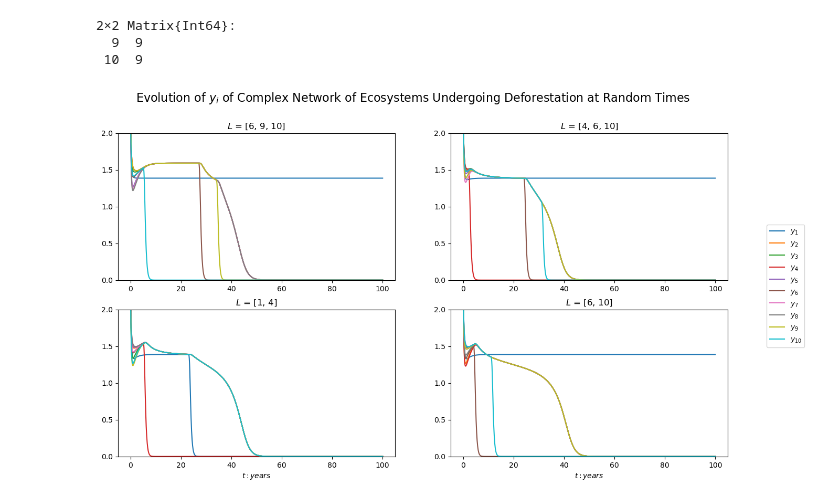
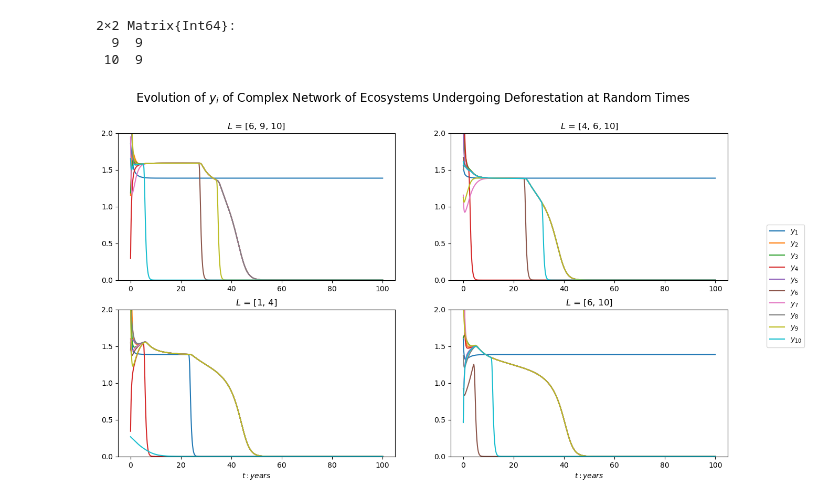
Before and after one commit to marcelvdla/CSSim, a Jupyter notebook: notebooks/jl_fig9.ipynb, the cells around one changed output. Drawn from its saved outputs; the diff is of its cells as text; code cells hidden in the pictures.

Commit message:
julia sims indicate something wrong model

```diff
--- a/notebooks/jl_fig9.ipynb
+++ b/notebooks/jl_fig9.ipynb
@@ -1,6 +1,7 @@
 # %%
 # Reproduce figure 9 from Cantin2020: perturb network through deforestation
 # TODO: could make this a broken axis to highlight difference in
+# This figure is apparently wrong...
 using Distributions
 using Random
 using PyPlot
@@ -23,7 +24,7 @@ n = 10
 T = 100
 D = 900
 #tstar = 15
-close_to_zero_atol = 1e-3
+close_to_zero_atol = 1e-5
 params_container = [
     Dict{Symbol,Any}(
         :ρ  => 4.2,
@@ -73,9 +74,10 @@ dead_systems = Matrix{Int}(undef, nrows, ncols)
             params = params_container[flat_ix]
 
             # Generate initial conditions
-            #u0 = 4*rand(MersenneTwister((i*nrows)+j), params[:n], n_states)
-            u0 = y_density*ones(params[:n], n_states)
-            u0[:, x_ix] .= 2*rand(MersenneTwister((i*nrows)+j), params[:n])
+            u0 = 4*rand(MersenneTwister((i*nrows)+j), params[:n], n_states)
+            #u0 = y_density*ones(params[:n], n_states)
+            #u0[:, x_ix] .= 2*rand(MersenneTwister((i*nrows)+j), params[:n])
+
 
             # Compute trajectories
             n_forest_ds = n_forest_system(u0, params)
@@ -100,31 +102,31 @@ dead_systems = Matrix{Int}(undef, nrows, ncols)
             dead_systems[i, j] = dead_systems_in_system_i
 
             i == nrows ? axs[i, j].set_xlabel(L"$t: years$") : nothing
             axs[i, j].set_title(
                 LaTeXString(
                     "\$L\$ = $(getproperty.(params[:ecosystems_to_deforest], :i))"))
 
             # scaling to range
             axs[i, j].set_ylim((0, 2))
             start_y, end_y = axs[i, j].get_ylim()
             axs[i, j].set_yticks(start_y:0.50:end_y)
         end
     end
 end
 
 display(dead_systems)
 
 # Figure labeling
 fig.suptitle(
     LaTeXString(
         "Evolution of \$y_i\$ of Complex Network of Ecosystems Undergoing Deforestation at Random Times"),
     fontsize=16)
 
 handles, labels = axs[1, 1].get_legend_handles_labels()
 fig.legend(handles, labels, loc="center right")
 fig
 # %% [output]
 2×2 Matrix{Int64}:
   9  9
  10  9
-[figure, old version]
+[figure, new version]
```
Also changed, not shown: 7 other files.
